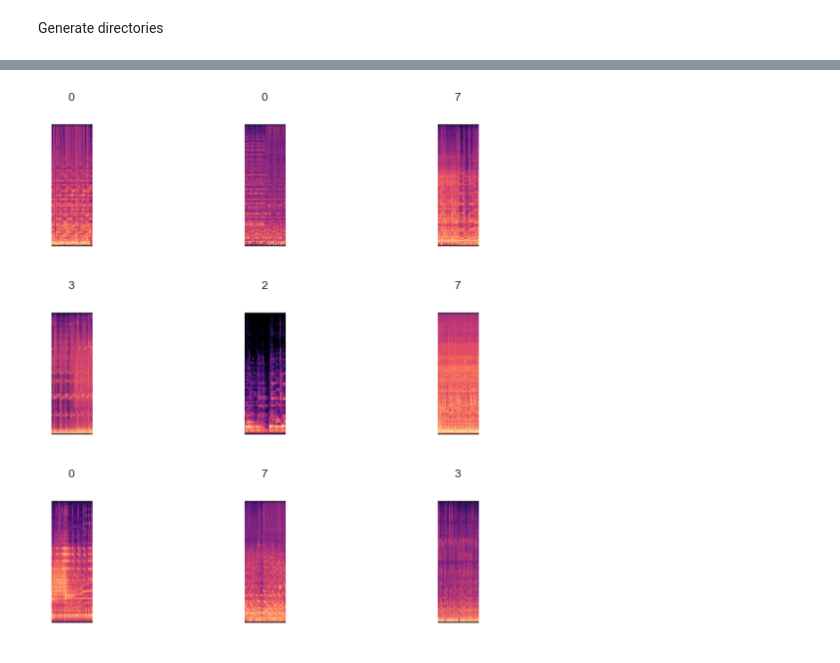
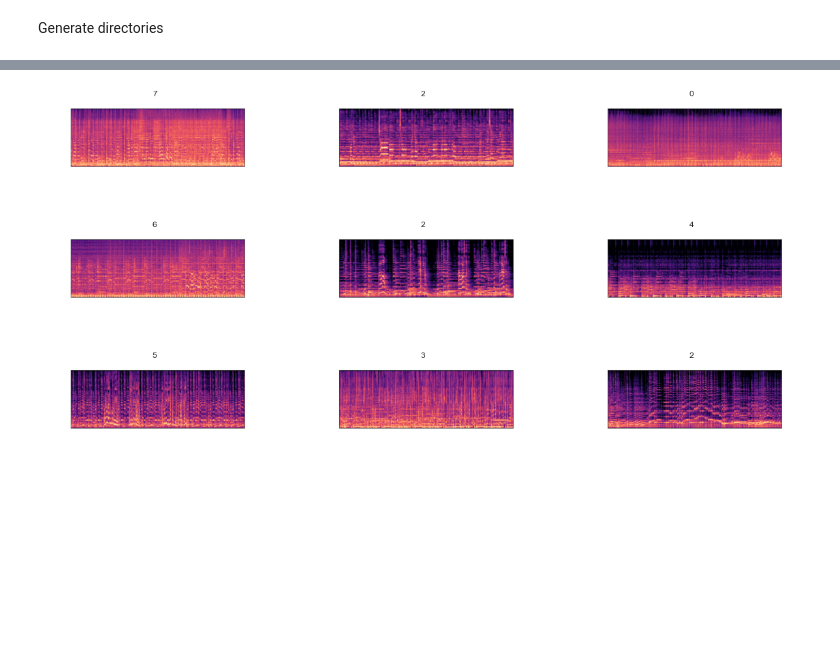
Before and after one commit to ThetaRangers/ML, a Jupyter notebook: classification.ipynb, the cells around one changed output, grey strips where cells are left out. Cells and saved outputs as stored; diff of their text form; code cells hidden in the pictures; blank space fills up the shorter version.

```diff
--- a/classification.ipynb
+++ b/classification.ipynb
@@ -80,7 +80,7 @@ for genres in tqdm(filtered_tracks.unique()):
 for track_id in tqdm(filtered_tracks.index):
     shutil.copyfile('data/spectrograms/' + str(track_id) + ".png", "dataset/" + filtered_tracks.loc[track_id] + "/" + str(track_id) + ".png")
 # %%
-image_size = (600, 200)
+image_size = (200, 600)
 batch_size = 32
 
 train_ds = tf.keras.preprocessing.image_dataset_from_directory(
@@ -110,6 +110,7 @@ Using 20 files for validation.
 # %%
-plt.figure(figsize=(10, 10))
+plt.figure(figsize=(20, 10))
 for images, labels in train_ds.take(1):
+    print(labels)
     for i in range(9):
         ax = plt.subplot(3, 3, i + 1)
         plt.imshow(images[i].numpy().astype("uint8"))
@@ -120,4 +121,4 @@ for images, labels in train_ds.take(1):
-[figure, old version]
+[figure, new version]
 # %%
 #with tf.device('/cpu:0'):
 #    data_augmentation = keras.Sequential(
```
Also changed, not shown: parts of 11 cells of this notebook, 2 other files.
